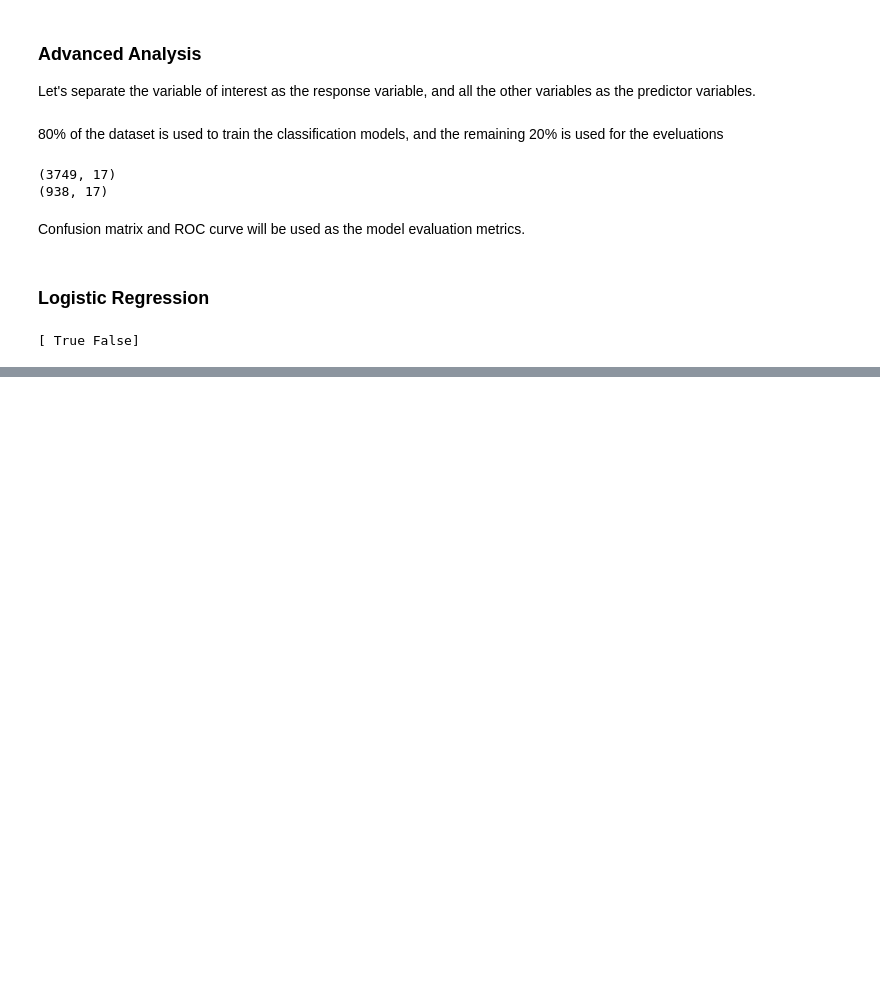
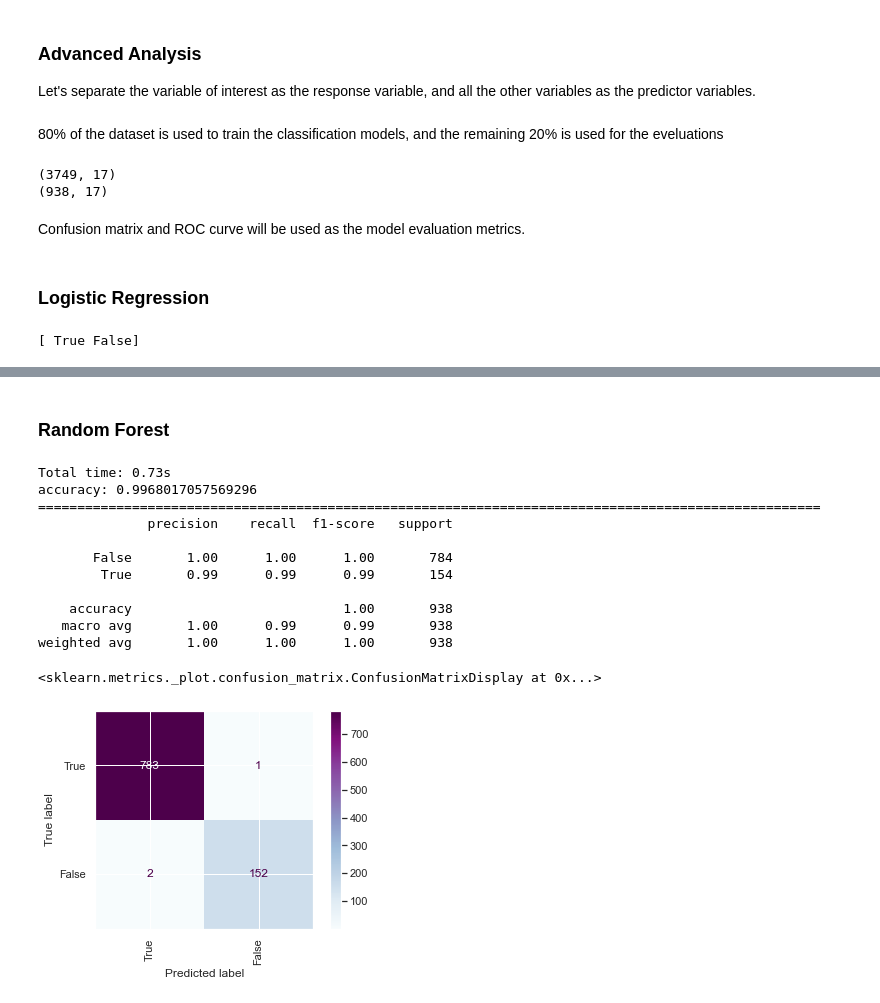
Before and after one commit to joann-balraj/Asteroids-Predicting_Hazardous_or_Not, a Jupyter notebook: Workbook.ipynb, the cells around one changed output, grey strips where cells are left out. Cells and saved outputs as stored; diff of their text form; code cells hidden in the pictures; blank space fills up the shorter version.

Commit message:
random forest

```diff
--- a/Workbook.ipynb
+++ b/Workbook.ipynb
@@ -460,0 +462,29 @@ weighted avg       0.70      0.84      0.76       938
+# %% [markdown]
+### Random Forest
+# %%
+# define the model
+rf_model = RandomForestClassifier(n_estimators=100, max_depth=100, min_samples_split=10, n_jobs=-1, verbose=0)
+
+# fit & predict
+st_time = time.time()
+predictions, accuracy, metrics_report, rf_prf = train_test_model(rf_model, train_x, test_x, train_y, test_y, labels)
+en_time = time.time()
+print('Total time: {:.2f}s'.format(en_time-st_time))
+print('accuracy: {}'.format(accuracy))
+print('='*100)
+print(metrics_report)
+plot_confusion_matrix(rf_model, test_x, test_y, display_labels=labels, xticks_rotation='vertical', cmap="BuPu")
+# %% [output]
+Total time: 0.73s
+accuracy: 0.9968017057569296
+====================================================================================================
+              precision    recall  f1-score   support
+
+       False       1.00      1.00      1.00       784
+        True       0.99      0.99      0.99       154
+
+    accuracy                           1.00       938
+   macro avg       1.00      0.99      0.99       938
+weighted avg       1.00      1.00      1.00       938
+<sklearn.metrics._plot.confusion_matrix.ConfusionMatrixDisplay at 0x...>
+[figure, added]
```
Also changed, not shown: parts of 4 cells of this notebook.
